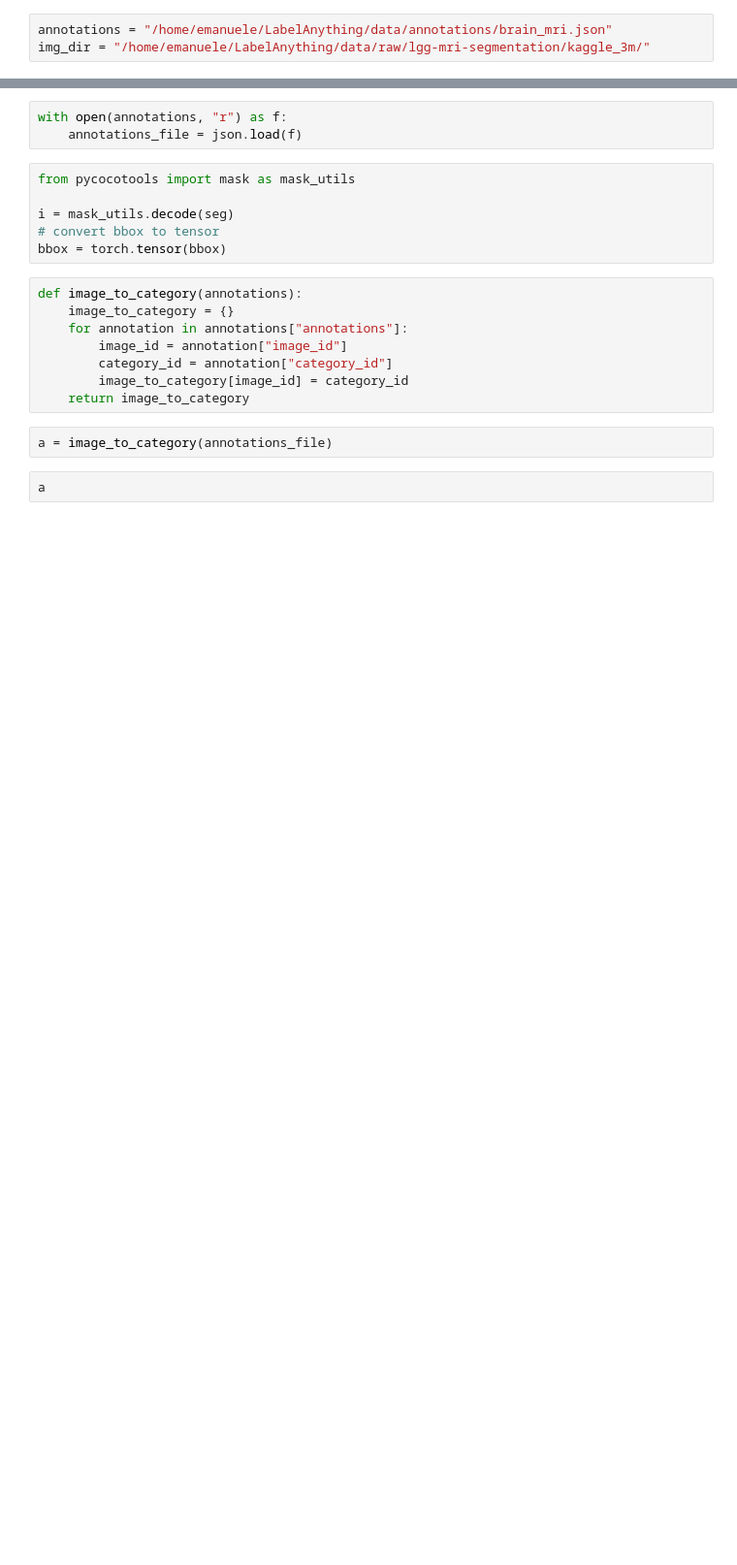
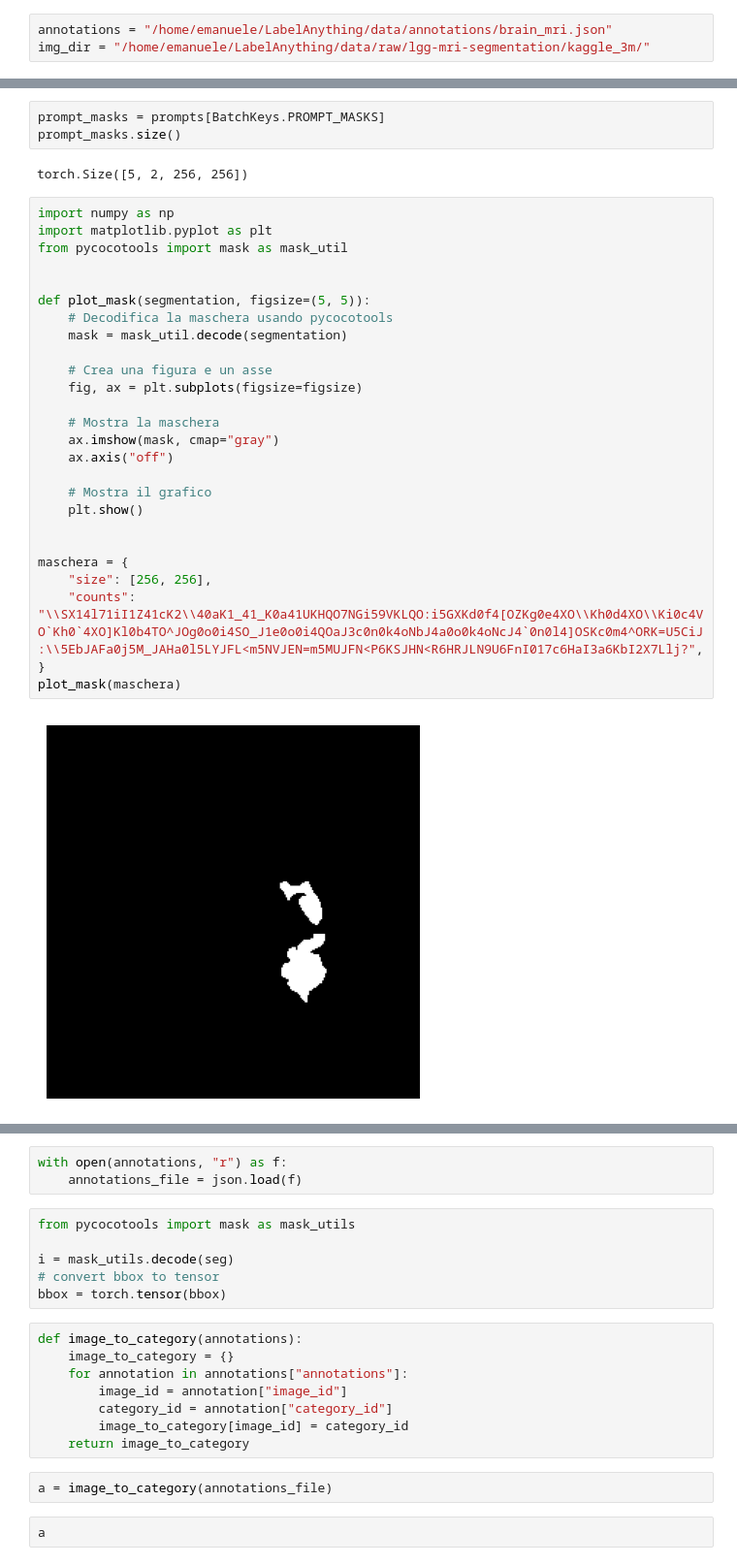
Before and after one commit to pasqualedem/LabelAnything, a Jupyter notebook: notebooks/brain.ipynb, the cells around one changed output, grey strips where cells are left out. Shown at 97% size. Drawn from its saved outputs; the diff is of its cells as text; blank space fills up the shorter version.

```diff
--- a/notebooks/brain.ipynb
+++ b/notebooks/brain.ipynb
@@ -91,0 +139,33 @@ dataloader = torch.utils.data.DataLoader(dataset, batch_size=4, shuffle=True)
+# %%
+prompt_masks = prompts[BatchKeys.PROMPT_MASKS]
+prompt_masks.size()
+# %% [output]
+torch.Size([5, 2, 256, 256])
+# %%
+import numpy as np
+import matplotlib.pyplot as plt
+from pycocotools import mask as mask_util
+
+
+def plot_mask(segmentation, figsize=(5, 5)):
+    # Decodifica la maschera usando pycocotools
+    mask = mask_util.decode(segmentation)
+
+    # Crea una figura e un asse
+    fig, ax = plt.subplots(figsize=figsize)
+
+    # Mostra la maschera
+    ax.imshow(mask, cmap="gray")
+    ax.axis("off")
+
+    # Mostra il grafico
+    plt.show()
+
+
+maschera = {
+    "size": [256, 256],
+    "counts": "\\SX14l71iI1Z41cK2\\40aK1_41_K0a41UKHQO7NGi59VKLQO:i5GXKd0f4[OZKg0e4XO\\Kh0d4XO\\Ki0c4VO`Kh0`4XO]Kl0b4TO^JOg0o0i4SO_J1e0o0i4QOaJ3c0n0k4oNbJ4a0o0k4oNcJ4`0n0l4]OSKc0m4^ORK=U5CiJ:\\5EbJAFa0j5M_JAHa0l5LYJFL<m5NVJEN=m5MUJFN<P6KSJHN<R6HRJLN9U6FnI017c6HaI3a6KbI2X7Llj?",
+}
+plot_mask(maschera)
+# %% [output]
+[figure, added]
```
Also changed, not shown: parts of 13 cells of this notebook.
